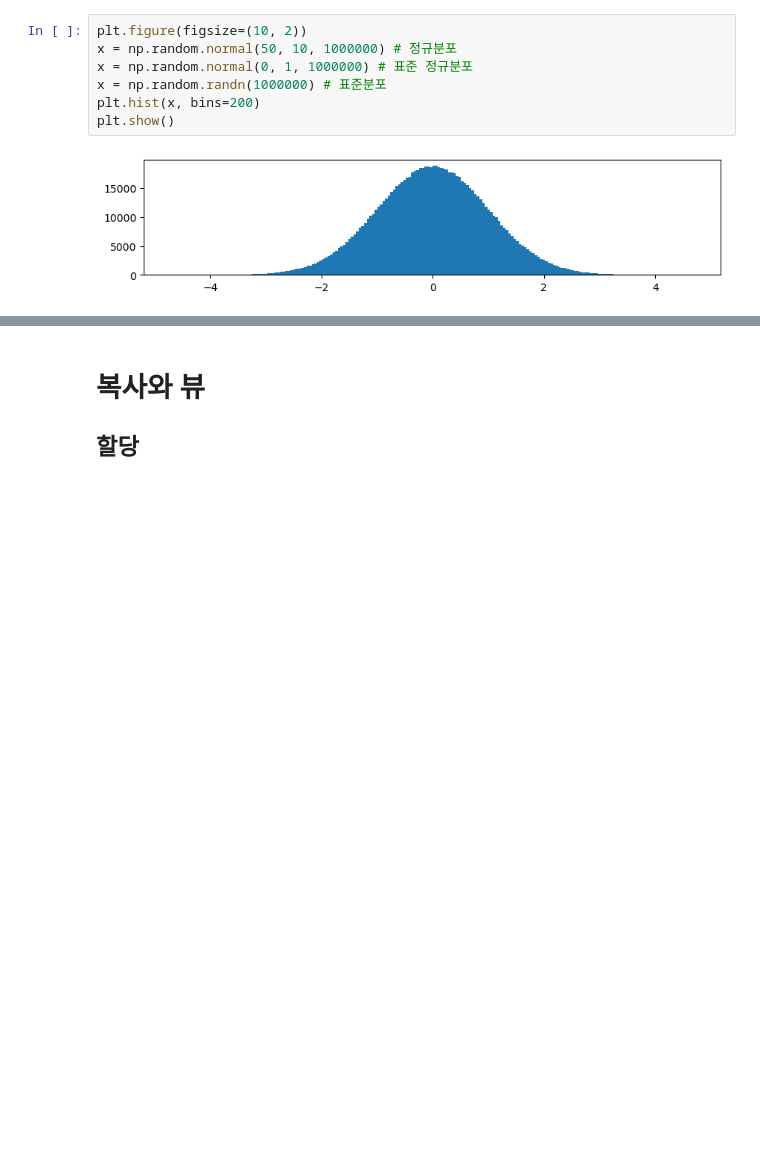
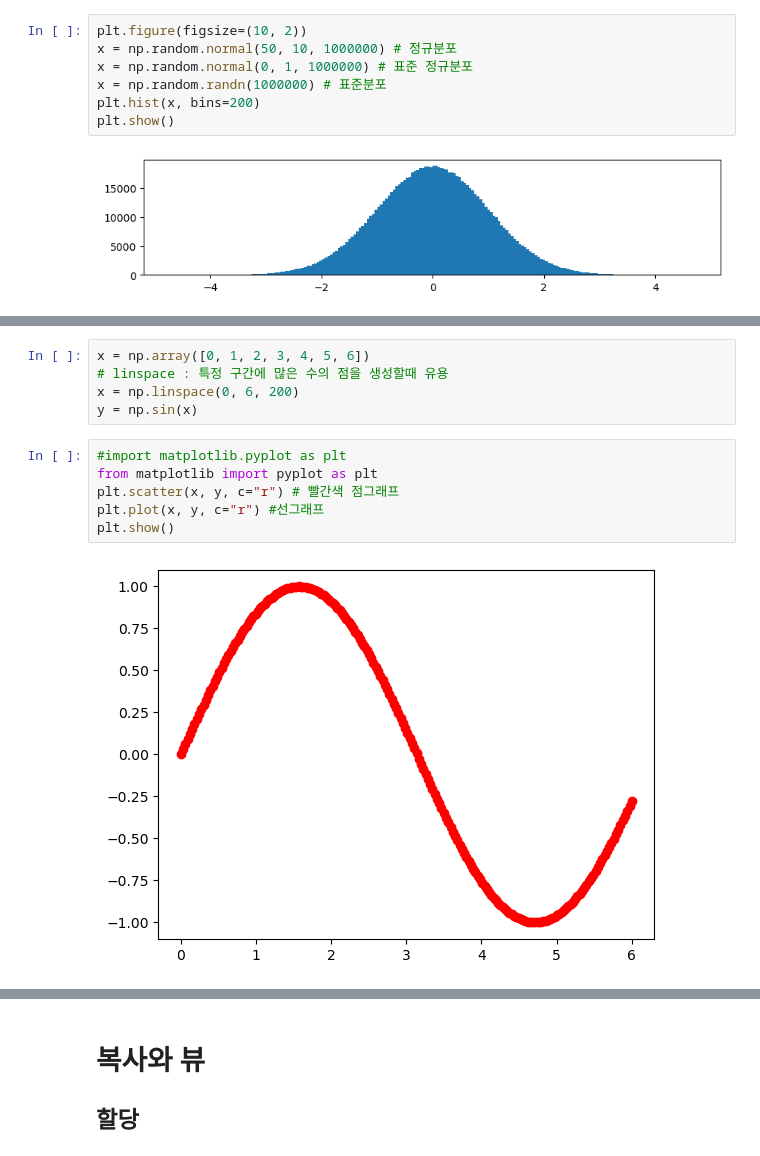
Before and after one commit to OKz4p/ai, a Jupyter notebook: source/01_python/ch10_N차원배열다루기.ipynb, the cells around one changed output, grey strips where cells are left out. Saved outputs shown, nothing was run; the diff lists cells and outputs as text; blank space fills up the shorter version.

```diff
--- a/source/01_python/ch10_N차원배열다루기.ipynb
+++ b/source/01_python/ch10_N차원배열다루기.ipynb
@@ -562,0 +628,13 @@ plt.show()
+# %%
+x = np.array([0, 1, 2, 3, 4, 5, 6])
+# linspace : 특정 구간에 많은 수의 점을 생성할때 유용
+x = np.linspace(0, 6, 200)
+y = np.sin(x)
+# %%
+#import matplotlib.pyplot as plt
+from matplotlib import pyplot as plt
+plt.scatter(x, y, c="r") # 빨간색 점그래프
+plt.plot(x, y, c="r") #선그래프
+plt.show()
+# %% [output]
+[figure, added]
```
Also changed, not shown: parts of 158 cells of this notebook, 1 other file.
